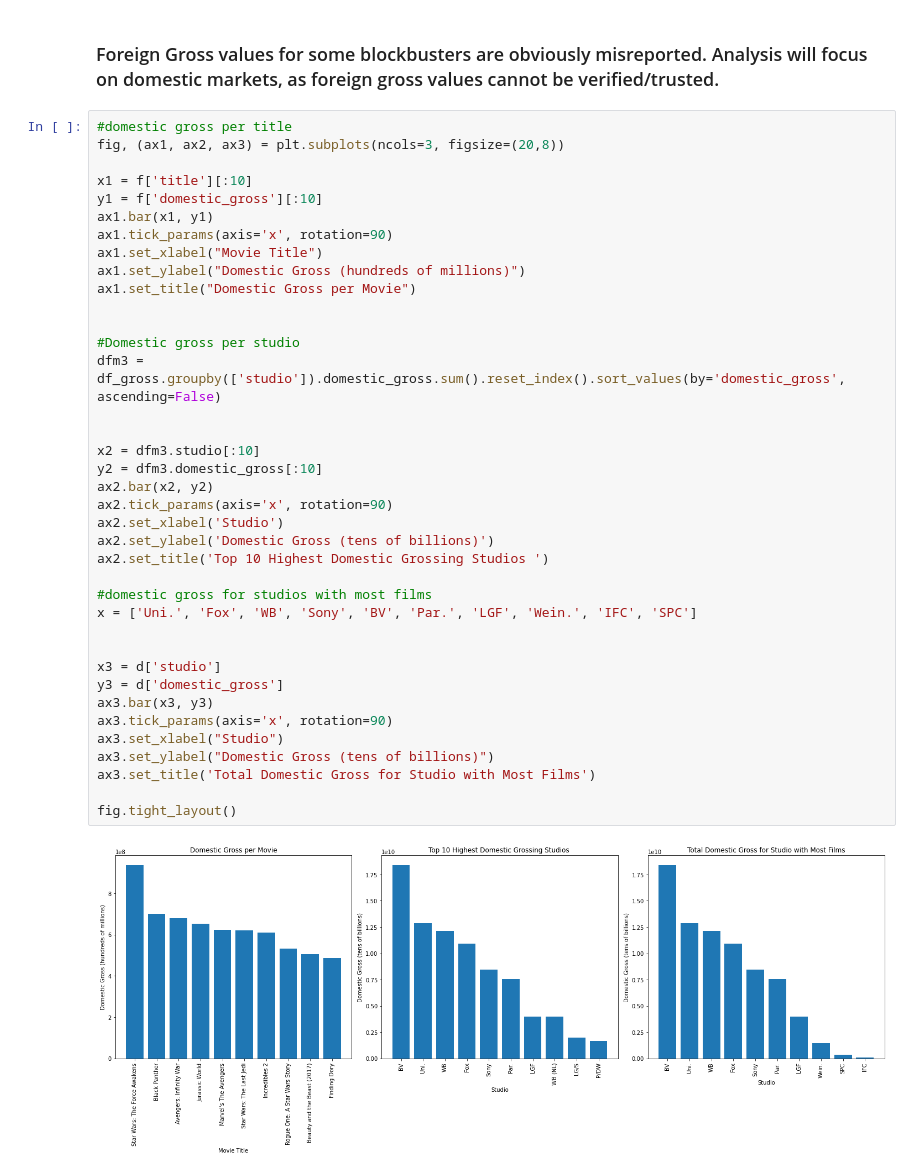
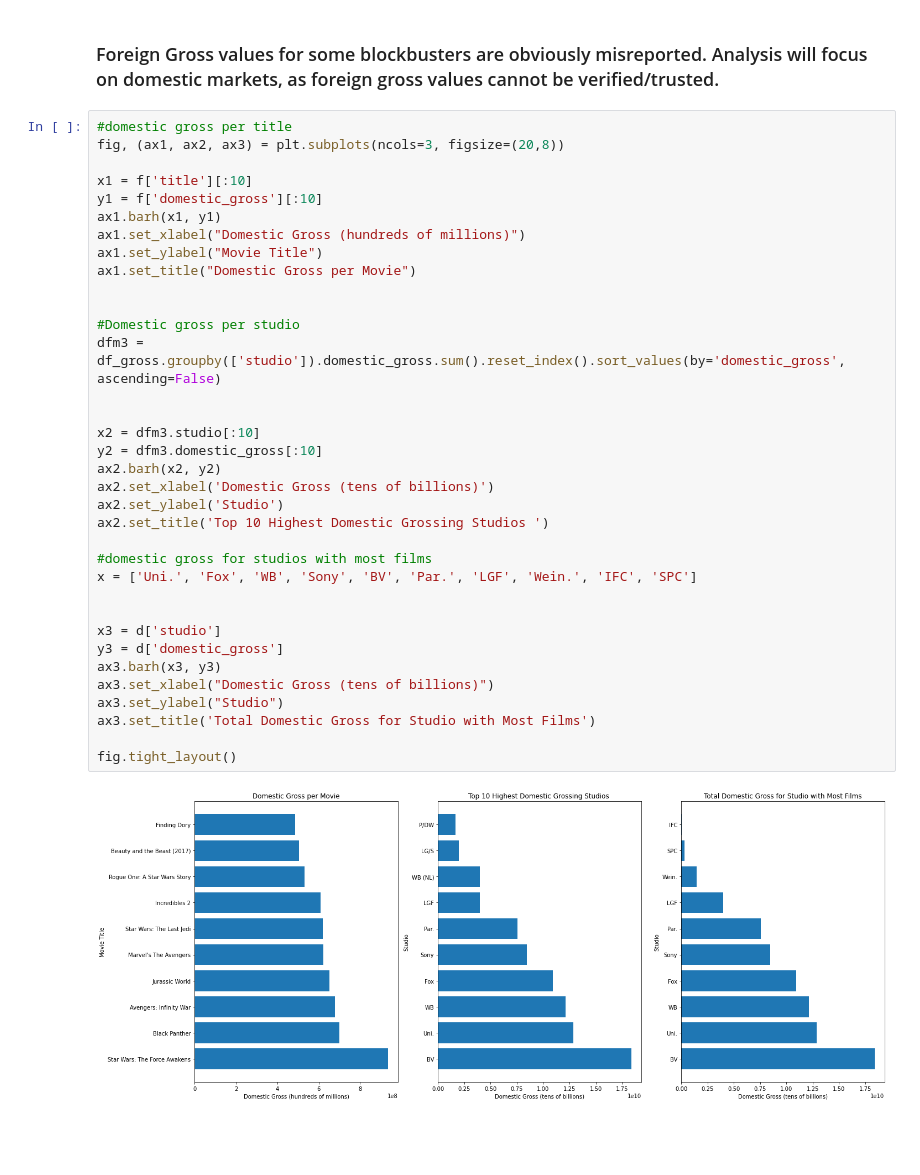
Before and after one commit to alpacanonymous/project1, a Jupyter notebook: final_notebook.ipynb, the cells around one changed output. Saved outputs shown, nothing was run; the diff lists cells and outputs as text; blank space fills up the shorter version.

```diff
--- a/final_notebook.ipynb
+++ b/final_notebook.ipynb
@@ -831,40 +846,37 @@ g.tail(20)
 # %%
 #domestic gross per title
 fig, (ax1, ax2, ax3) = plt.subplots(ncols=3, figsize=(20,8))
 
 x1 = f['title'][:10]
 y1 = f['domestic_gross'][:10]
-ax1.bar(x1, y1)
-ax1.tick_params(axis='x', rotation=90)
-ax1.set_xlabel("Movie Title")
-ax1.set_ylabel("Domestic Gross (hundreds of millions)")
+ax1.barh(x1, y1)
+ax1.set_xlabel("Domestic Gross (hundreds of millions)")
+ax1.set_ylabel("Movie Title")
 ax1.set_title("Domestic Gross per Movie")
 
 
 #Domestic gross per studio
 dfm3 = df_gross.groupby(['studio']).domestic_gross.sum().reset_index().sort_values(by='domestic_gross', ascending=False)
 
 
 x2 = dfm3.studio[:10]
 y2 = dfm3.domestic_gross[:10]
-ax2.bar(x2, y2)
-ax2.tick_params(axis='x', rotation=90)
-ax2.set_xlabel('Studio')
-ax2.set_ylabel('Domestic Gross (tens of billions)')
+ax2.barh(x2, y2)
+ax2.set_xlabel('Domestic Gross (tens of billions)')
+ax2.set_ylabel('Studio')
 ax2.set_title('Top 10 Highest Domestic Grossing Studios ')
 
 #domestic gross for studios with most films
 x = ['Uni.', 'Fox', 'WB', 'Sony', 'BV', 'Par.', 'LGF', 'Wein.', 'IFC', 'SPC']
 
 
 x3 = d['studio']
 y3 = d['domestic_gross']
-ax3.bar(x3, y3)
-ax3.tick_params(axis='x', rotation=90)
-ax3.set_xlabel("Studio")
-ax3.set_ylabel("Domestic Gross (tens of billions)")
+ax3.barh(x3, y3)
+ax3.set_xlabel("Domestic Gross (tens of billions)")
+ax3.set_ylabel("Studio")
 ax3.set_title('Total Domestic Gross for Studio with Most Films')
 
 fig.tight_layout()
 # %% [output]
-[figure, old version]
+[figure, new version]
```
Also changed, not shown: parts of 5 cells of this notebook.
